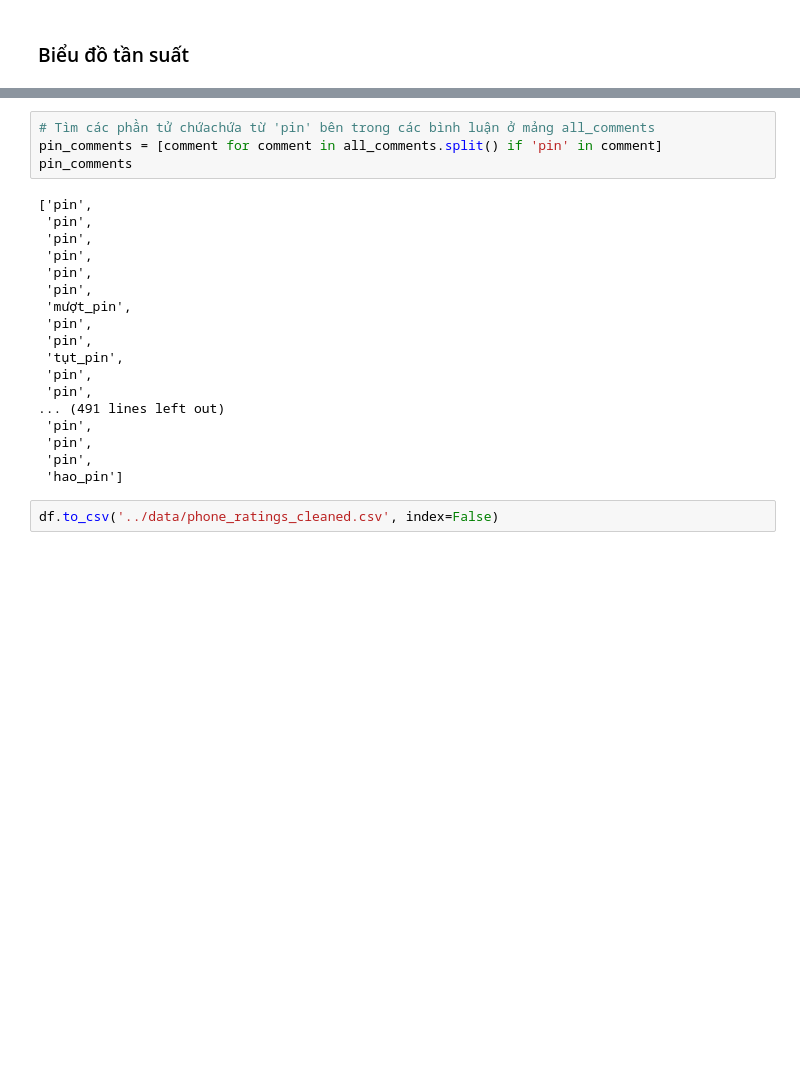
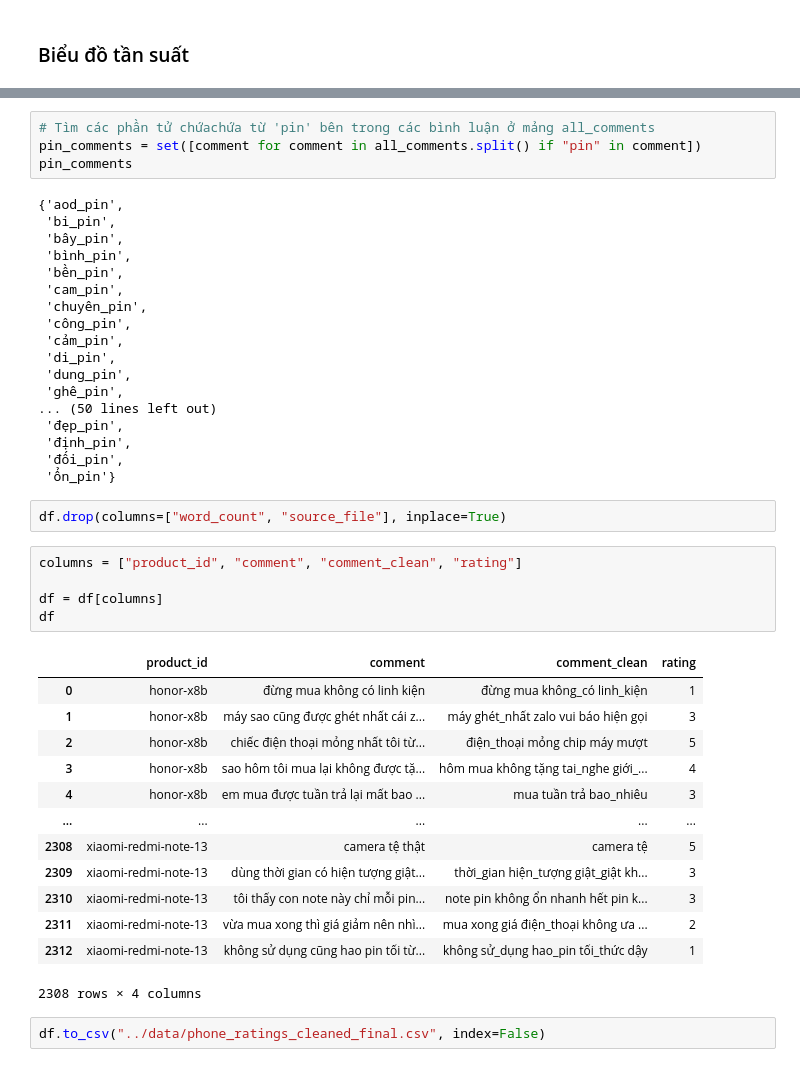
Before and after one commit to DinhManhAVG/Comment-Sentiment-Analysis, a Jupyter notebook: pre-processing/processing.ipynb, the cells around one changed output, grey strips where cells are left out. Cells and saved outputs as stored; diff of their text form; blank space fills up the shorter version.

```diff
--- a/pre-processing/processing.ipynb
+++ b/pre-processing/processing.ipynb
@@ -176,24 +365,45 @@ plt.show()
 # %%
 # Tìm các phần tử chứachứa từ 'pin' bên trong các bình luận ở mảng all_comments
-pin_comments = [comment for comment in all_comments.split() if 'pin' in comment]
+pin_comments = set([comment for comment in all_comments.split() if "pin" in comment])
 pin_comments
 # %% [output]
-['pin',
- 'pin',
- 'pin',
- 'pin',
- 'pin',
- 'pin',
- 'mượt_pin',
- 'pin',
- 'pin',
- 'tụt_pin',
- 'pin',
- 'pin',
-... (491 lines left out)
- 'pin',
- 'pin',
- 'pin',
- 'hao_pin']
+{'aod_pin',
+ 'bi_pin',
+ 'bây_pin',
+ 'bình_pin',
+ 'bền_pin',
+ 'cam_pin',
+ 'chuyên_pin',
+ 'công_pin',
+ 'cảm_pin',
+ 'di_pin',
+ 'dung_pin',
+ 'ghê_pin',
+... (50 lines left out)
+ 'đẹp_pin',
+ 'định_pin',
+ 'đối_pin',
+ 'ổn_pin'}
+# %%
+df.drop(columns=["word_count", "source_file"], inplace=True)
+# %%
+columns = ["product_id", "comment", "comment_clean", "rating"]
+
+df = df[columns]
+df
+# %% [output]
+|  | product_id | comment | comment_clean | rating |
+| 0 | honor-x8b | đừng mua không có linh kiện | đừng mua không_có linh_kiện | 1 |
+| 1 | honor-x8b | máy sao cũng được ghét nhất cái z... | máy ghét_nhất zalo vui báo hiện gọi | 3 |
+| 2 | honor-x8b | chiếc điện thoại mỏng nhất tôi từ... | điện_thoại mỏng chip máy mượt | 5 |
+| 3 | honor-x8b | sao hôm tôi mua lại không được tặ... | hôm mua không tặng tai_nghe giới_... | 4 |
+| 4 | honor-x8b | em mua được tuần trả lại mất bao ... | mua tuần trả bao_nhiêu | 3 |
+| ... | ... | ... | ... | ... |
+| 2308 | xiaomi-redmi-note-13 | camera tệ thật | camera tệ | 5 |
+| 2309 | xiaomi-redmi-note-13 | dùng thời gian có hiện tượng giật... | thời_gian hiện_tượng giật_giật kh... | 3 |
+| 2310 | xiaomi-redmi-note-13 | tôi thấy con note này chỉ mỗi pin... | note pin không ổn nhanh hết pin k... | 3 |
+| 2311 | xiaomi-redmi-note-13 | vừa mua xong thì giá giảm nên nhì... | mua xong giá điện_thoại không ưa ... | 2 |
+| 2312 | xiaomi-redmi-note-13 | không sử dụng cũng hao pin tối từ... | không sử_dụng hao_pin tối_thức dậy | 1 |
+2308 rows × 4 columns
 # %%
-df.to_csv('../data/phone_ratings_cleaned.csv', index=False)
+df.to_csv("../data/phone_ratings_cleaned_final.csv", index=False)
```
Also changed, not shown: parts of 29 cells of this notebook, 14 other files.
